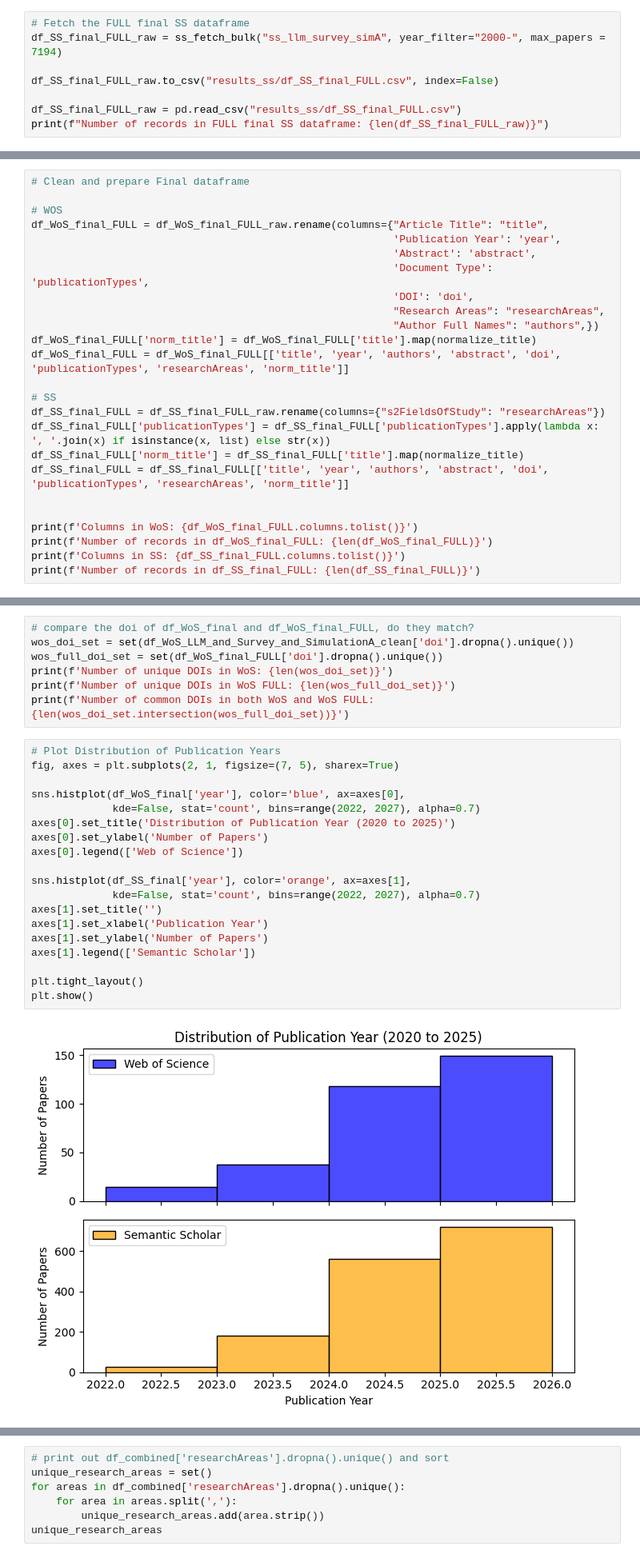
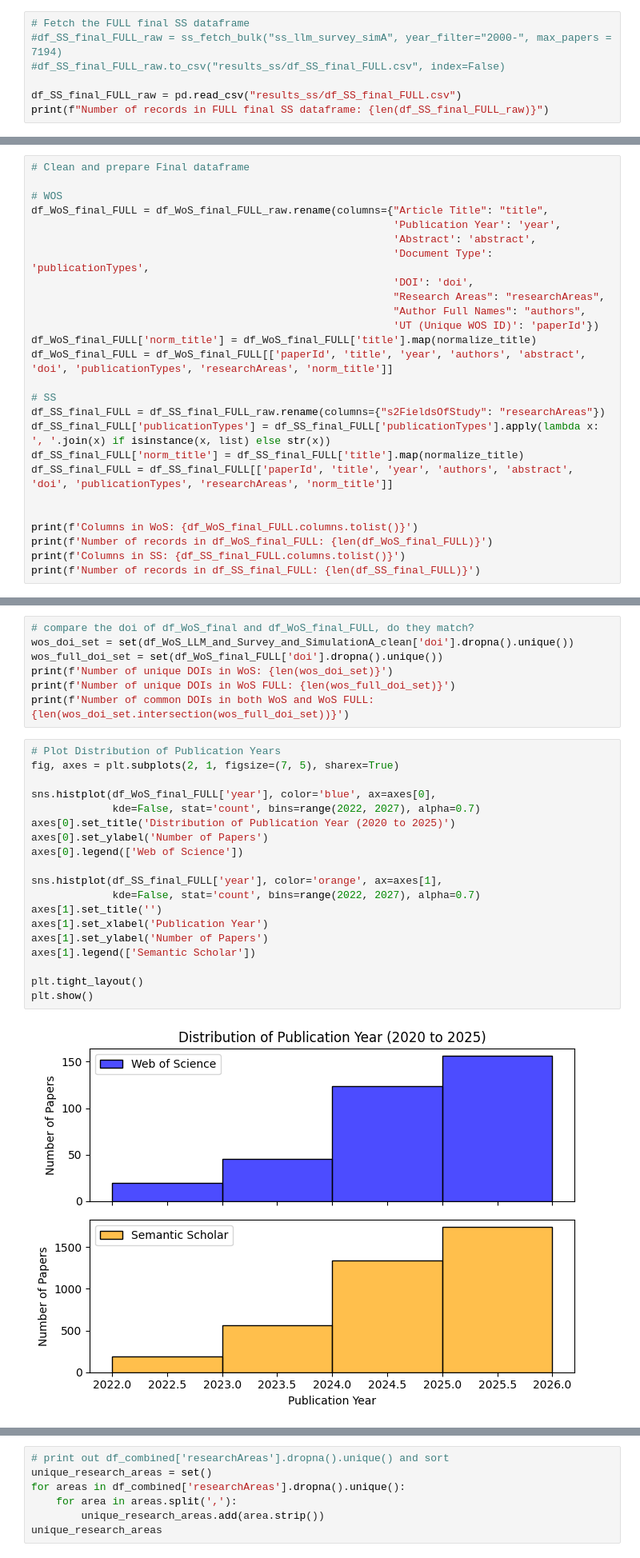
Before and after one commit to haoting-chan/AIRESIL, a Jupyter notebook: Database_extraction.ipynb, the cells around one changed output, grey strips where cells are left out. Shown at 80% size. Saved outputs shown, nothing was run; the diff lists cells and outputs as text.

```diff
--- a/Database_extraction.ipynb
+++ b/Database_extraction.ipynb
@@ -1202,9 +1293,8 @@ recall_table_Elicit
 # Final Full Fetch
 # %%
 # Fetch the FULL final SS dataframe
-df_SS_final_FULL_raw = ss_fetch_bulk("ss_llm_survey_simA", year_filter="2000-", max_papers = 7194)
-
-df_SS_final_FULL_raw.to_csv("results_ss/df_SS_final_FULL.csv", index=False)
+#df_SS_final_FULL_raw = ss_fetch_bulk("ss_llm_survey_simA", year_filter="2000-", max_papers = 7194)
+#df_SS_final_FULL_raw.to_csv("results_ss/df_SS_final_FULL.csv", index=False)
 
 df_SS_final_FULL_raw = pd.read_csv("results_ss/df_SS_final_FULL.csv")
 print(f"Number of records in FULL final SS dataframe: {len(df_SS_final_FULL_raw)}")
@@ -1253,15 +1368,16 @@ df_WoS_final_FULL = df_WoS_final_FULL_raw.rename(columns={"Article Title": "titl
                                                           'Document Type': 'publicationTypes',
                                                           'DOI': 'doi',
                                                           "Research Areas": "researchAreas",
-                                                          "Author Full Names": "authors",})
+                                                          "Author Full Names": "authors",
+                                                          'UT (Unique WOS ID)': 'paperId'})
 df_WoS_final_FULL['norm_title'] = df_WoS_final_FULL['title'].map(normalize_title)
-df_WoS_final_FULL = df_WoS_final_FULL[['title', 'year', 'authors', 'abstract', 'doi', 'publicationTypes', 'researchAreas', 'norm_title']]
+df_WoS_final_FULL = df_WoS_final_FULL[['paperId', 'title', 'year', 'authors', 'abstract', 'doi', 'publicationTypes', 'researchAreas', 'norm_title']]
 
 # SS
 df_SS_final_FULL = df_SS_final_FULL_raw.rename(columns={"s2FieldsOfStudy": "researchAreas"})
 df_SS_final_FULL['publicationTypes'] = df_SS_final_FULL['publicationTypes'].apply(lambda x: ', '.join(x) if isinstance(x, list) else str(x))
 df_SS_final_FULL['norm_title'] = df_SS_final_FULL['title'].map(normalize_title)
-df_SS_final_FULL = df_SS_final_FULL[['title', 'year', 'authors', 'abstract', 'doi', 'publicationTypes', 'researchAreas', 'norm_title']]
+df_SS_final_FULL = df_SS_final_FULL[['paperId', 'title', 'year', 'authors', 'abstract', 'doi', 'publicationTypes', 'researchAreas', 'norm_title']]
 
 
 print(f'Columns in WoS: {df_WoS_final_FULL.columns.tolist()}')
@@ -1288,22 +1411,22 @@ print(f'Number of common DOIs in both WoS and WoS FULL: {len(wos_doi_set.interse
 # %%
 # Plot Distribution of Publication Years
 fig, axes = plt.subplots(2, 1, figsize=(7, 5), sharex=True)
 
-sns.histplot(df_WoS_final['year'], color='blue', ax=axes[0],
+sns.histplot(df_WoS_final_FULL['year'], color='blue', ax=axes[0],
              kde=False, stat='count', bins=range(2022, 2027), alpha=0.7)
 axes[0].set_title('Distribution of Publication Year (2020 to 2025)')
 axes[0].set_ylabel('Number of Papers')
 axes[0].legend(['Web of Science'])
 
-sns.histplot(df_SS_final['year'], color='orange', ax=axes[1],
+sns.histplot(df_SS_final_FULL['year'], color='orange', ax=axes[1],
              kde=False, stat='count', bins=range(2022, 2027), alpha=0.7)
 axes[1].set_title('')
 axes[1].set_xlabel('Publication Year')
 axes[1].set_ylabel('Number of Papers')
 axes[1].legend(['Semantic Scholar'])
 
 plt.tight_layout()
 plt.show()
 # %% [output]
-[figure, old version]
+[figure, new version]
 # %% [markdown]
```
Also changed, not shown: parts of 28 cells of this notebook, 6 other files.
